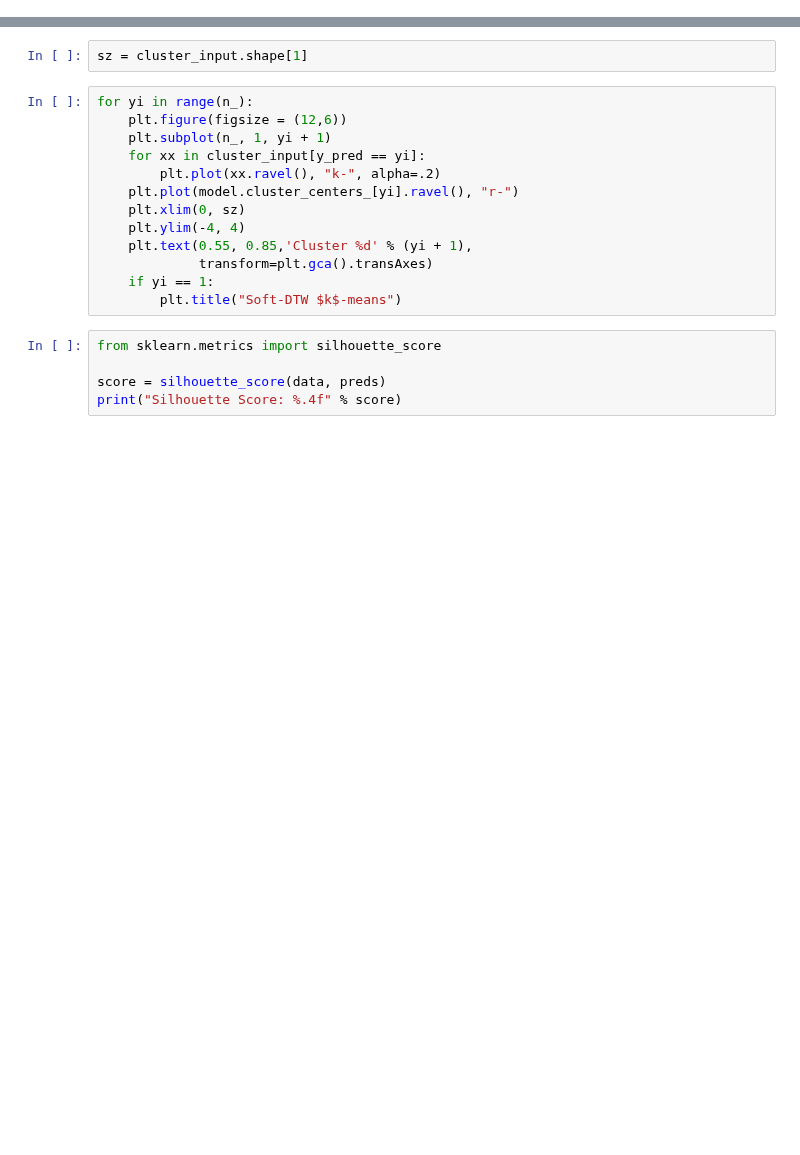
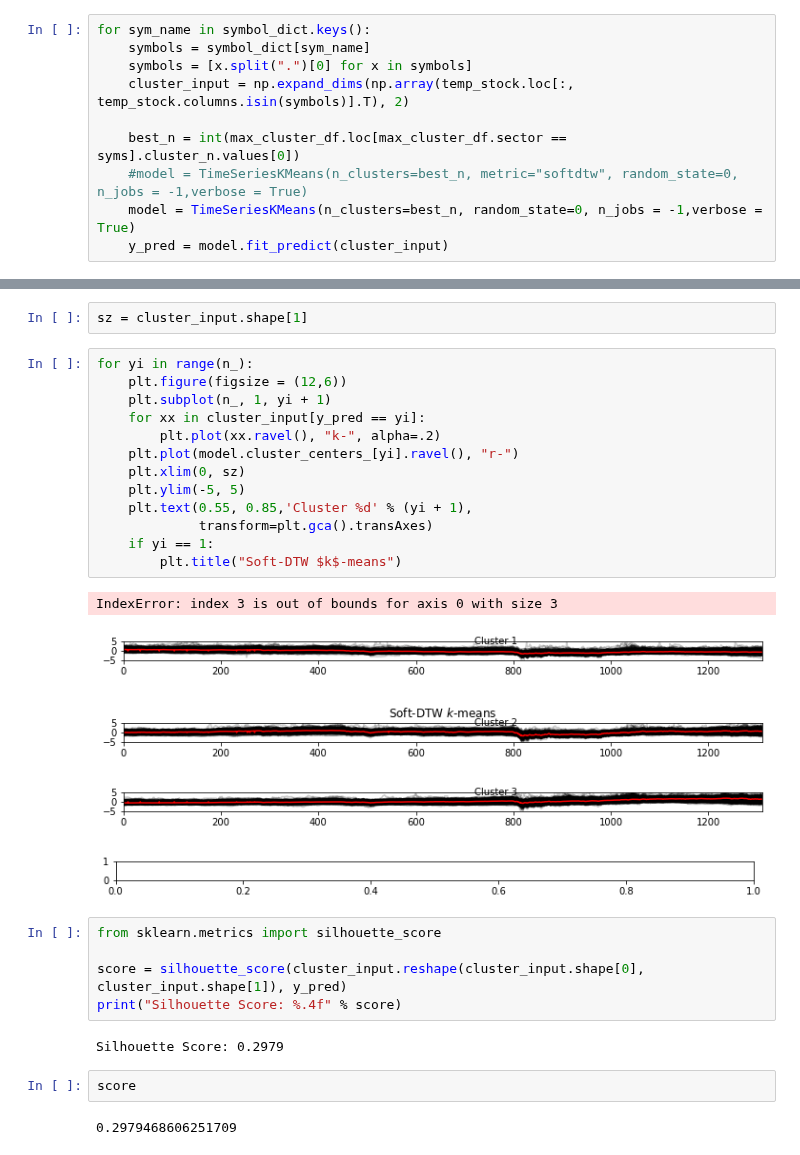
Before and after one commit to yjchoi-95/Korea_Investment_and_Securities, a Jupyter notebook: scripts/ipynb/Finance-clustering.ipynb, the cells around one changed output, grey strips where cells are left out. Drawn from its saved outputs; the diff is of its cells as text; blank space fills up the shorter version.

```diff
--- a/scripts/ipynb/Finance-clustering.ipynb
+++ b/scripts/ipynb/Finance-clustering.ipynb
@@ -216,0 +345,10 @@ cluster_input = np.expand_dims(np.array(stock_02.loc[:, stock_02.columns.isin(sy
+# %%
+for sym_name in symbol_dict.keys():
+    symbols = symbol_dict[sym_name]
+    symbols = [x.split(".")[0] for x in symbols]
+    cluster_input = np.expand_dims(np.array(temp_stock.loc[:, temp_stock.columns.isin(symbols)].T), 2)
+
+    best_n = int(max_cluster_df.loc[max_cluster_df.sector == syms].cluster_n.values[0])
+    #model = TimeSeriesKMeans(n_clusters=best_n, metric="softdtw", random_state=0, n_jobs = -1,verbose = True)
+    model = TimeSeriesKMeans(n_clusters=best_n, random_state=0, n_jobs = -1,verbose = True)
+    y_pred = model.fit_predict(cluster_input)
@@ -225,18 +371,30 @@ sz = cluster_input.shape[1]
 # %%
 for yi in range(n_):
     plt.figure(figsize = (12,6))
     plt.subplot(n_, 1, yi + 1)
     for xx in cluster_input[y_pred == yi]:
         plt.plot(xx.ravel(), "k-", alpha=.2)
     plt.plot(model.cluster_centers_[yi].ravel(), "r-")
     plt.xlim(0, sz)
-    plt.ylim(-4, 4)
+    plt.ylim(-5, 5)
     plt.text(0.55, 0.85,'Cluster %d' % (yi + 1),
              transform=plt.gca().transAxes)
     if yi == 1:
         plt.title("Soft-DTW $k$-means")
+# %% [output]
+IndexError: index 3 is out of bounds for axis 0 with size 3
+[figure, added]
+[figure, added]
+[figure, added]
+[figure, added]
 # %%
 from sklearn.metrics import silhouette_score
 
-score = silhouette_score(data, preds)
+score = silhouette_score(cluster_input.reshape(cluster_input.shape[0], cluster_input.shape[1]), y_pred)
 print("Silhouette Score: %.4f" % score)
+# %% [output]
+Silhouette Score: 0.2979
+# %%
+score
+# %% [output]
+0.2979468606251709
```
Also changed, not shown: parts of 30 cells of this notebook, 4 other files.
